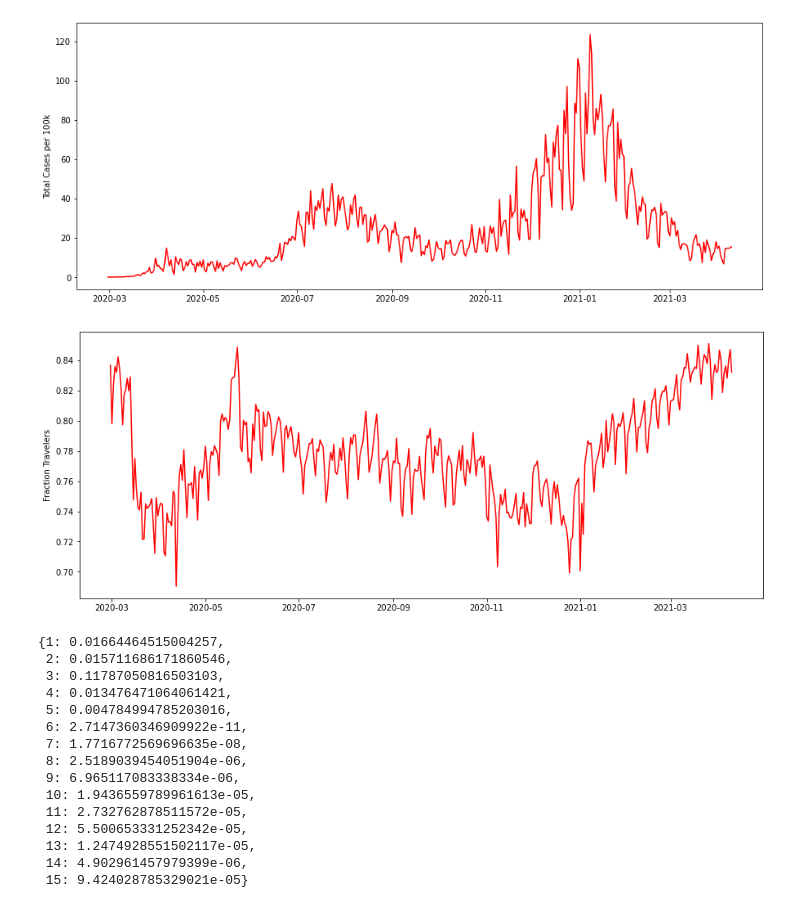
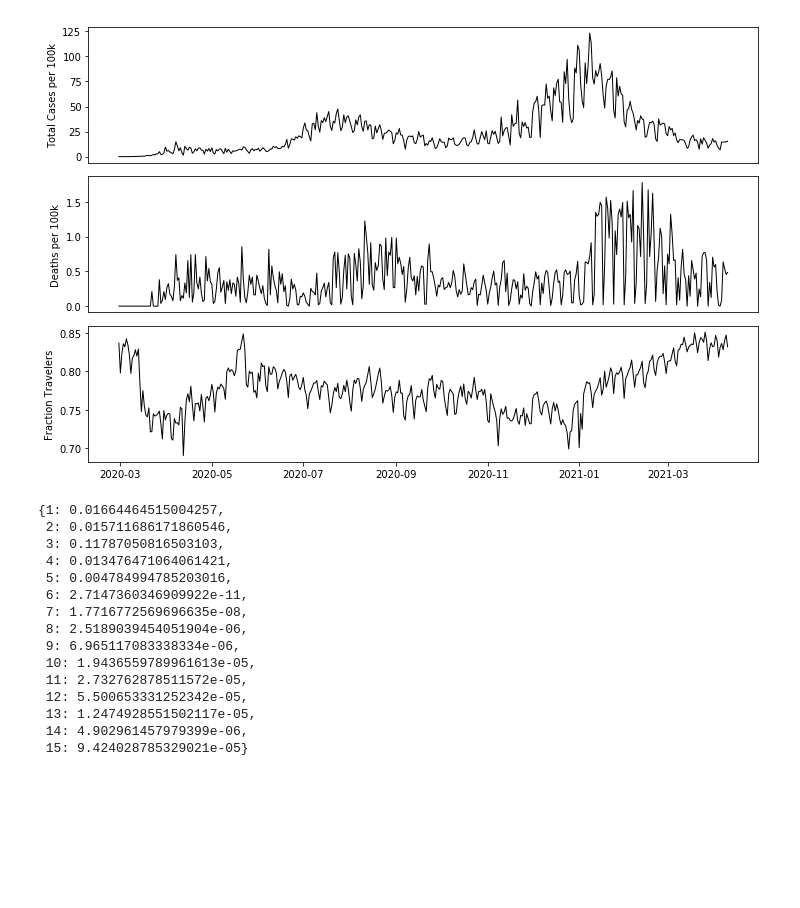
Before and after one commit to mrepasky3/ISYE6416-Spring2021-Project, a Jupyter notebook: AutoRegression.ipynb, the cells around one changed output. Saved outputs shown, nothing was run; the diff lists cells and outputs as text; code cells hidden in the pictures; blank space fills up the shorter version.

```diff
--- a/AutoRegression.ipynb
+++ b/AutoRegression.ipynb
@@ -37,16 +13,21 @@ plt.show()
-# %%
-fig = plt.subplots(figsize=(15,6))
-plt.plot(dates, state_X["total_cases"],color='red')
-plt.ylabel("Total Cases per 100k")
-plt.show()
-
-fig = plt.subplots(figsize=(15,6))
-plt.plot(dates, state_y,color='red')
-plt.ylabel("Fraction Travelers")
-plt.show()
-# %% [output]
-[figure, removed]
-[figure, removed]
+# %%
+fig, ax = plt.subplots(3,1,figsize=(12,8))
+
+ax[0].plot(dates,state_X["total_cases"],color='k',lw=1)
+ax[0].tick_params(axis='x',bottom=False,labelbottom=False)
+ax[0].set_ylabel("Total Cases per 100k")
+
+ax[1].plot(dates,state_X["deaths"],color='k',lw=1)
+ax[1].tick_params(axis='x',bottom=False,labelbottom=False)
+ax[1].set_ylabel("Deaths per 100k")
+
+ax[2].plot(dates,state_y,color='k',lw=1)
+ax[2].set_ylabel("Fraction Travelers")
+
+plt.subplots_adjust(hspace = 0.1)
+plt.show()
+# %% [output]
+[figure, added]
 # %%
 # this sees if "total_cases" granger causes state_y
 combined_data = pd.concat([state_y.reset_index(drop=True),state_X["total_cases"]],axis=1)
```
Also changed, not shown: parts of 18 cells of this notebook.
